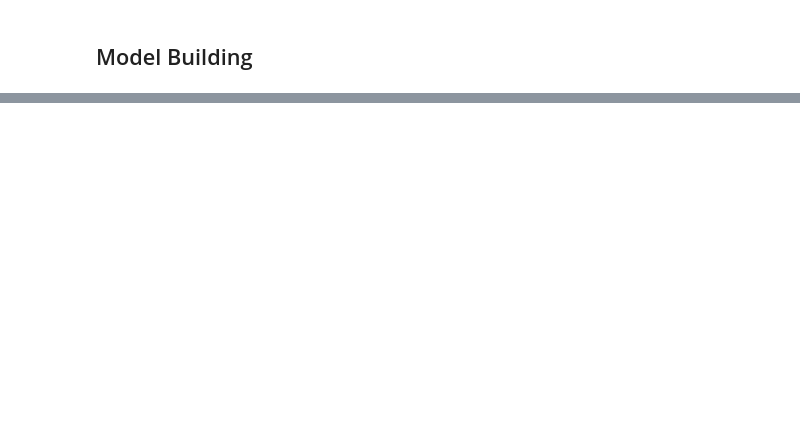
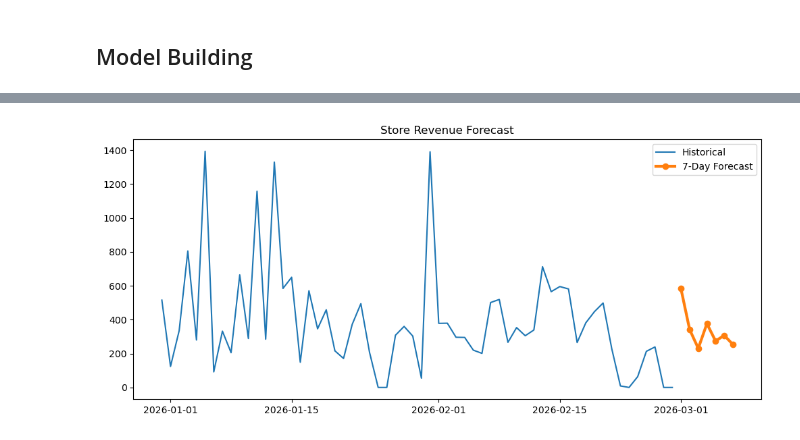
Before and after one commit to dheerajsingh718/price-prediction-model, a Jupyter notebook: notebooks/03_model_training.ipynb, the cells around one changed output, grey strips where cells are left out. Cells and saved outputs as stored; diff of their text form; code cells hidden in the pictures; blank space fills up the shorter version.

Commit message:
Fixed and Finalized the model for forecasting.

```diff
--- a/notebooks/03_model_training.ipynb
+++ b/notebooks/03_model_training.ipynb
@@ -966,0 +136,2 @@ regression_report(f"Best model holdout ({best_name})", y_test, best_pred)
+# %%
+df_model = df3.sort_index()
@@ -966,0 +151,9 @@ regression_report(f"Best model holdout ({best_name})", y_test, best_pred)
+# %%
+X_train = train.drop(columns=["total"])
+y_train = train["total"]
+
+X_val = val.drop(columns=["total"])
+y_val = val["total"]
+
+X_test = test.drop(columns=["total"])
+y_test = test["total"]
@@ -966,0 +170,11 @@ regression_report(f"Best model holdout ({best_name})", y_test, best_pred)
+# %%
+from lightgbm import LGBMRegressor
+
+model = LGBMRegressor(
+    n_estimators=500,
+    learning_rate=0.05,
+    max_depth=5,
+    random_state=42
+)
+
+model.fit(X_train, y_train)
@@ -966,0 +289,24 @@ regression_report(f"Best model holdout ({best_name})", y_test, best_pred)
+# %%
+forecast_index = pd.date_range(
+    df_model.index[-1] + pd.Timedelta(days=1),
+    periods=7
+)
+
+forecast_series = pd.Series(predictions, index=forecast_index)
+# %%
+plt.figure(figsize=(12,5))
+
+plt.plot(df_model["total"].tail(60), label="Historical")
+
+plt.plot(
+    forecast_series,
+    marker="o",
+    linewidth=3,
+    label="7-Day Forecast"
+)
+
+plt.legend()
+plt.title("Store Revenue Forecast")
+plt.show()
+# %% [output]
+[figure, added]
```
Also changed, not shown: parts of 135 cells of this notebook, 4 other files.
